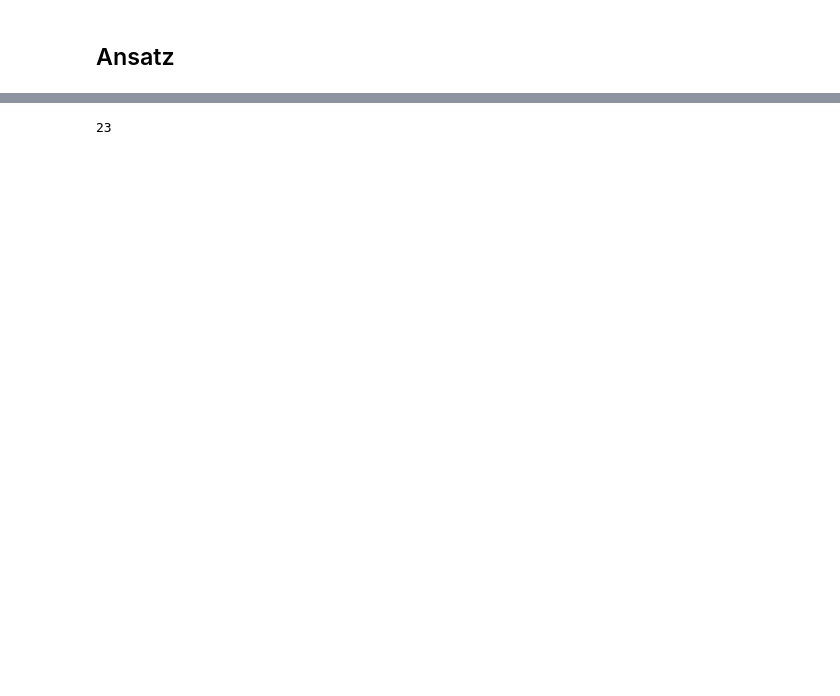
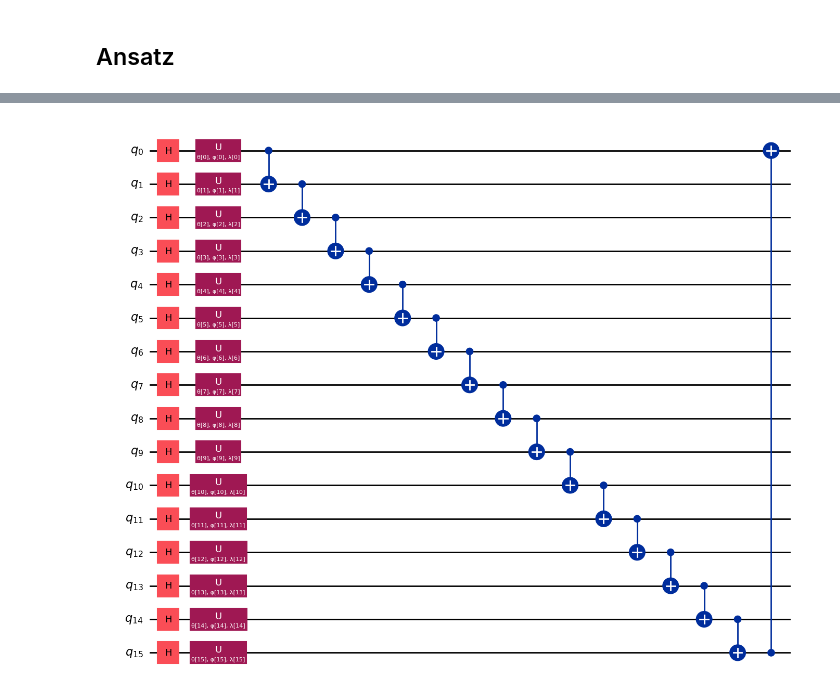
Before and after one commit to anandk3012/sdes-vqa, a Jupyter notebook: notebooks/visualization_testing.ipynb, the cells around one changed output, grey strips where cells are left out. Drawn from its saved outputs; the diff is of its cells as text; code cells hidden in the pictures; blank space fills up the shorter version.

```diff
--- a/notebooks/visualization_testing.ipynb
+++ b/notebooks/visualization_testing.ipynb
@@ -471,5 +560,5 @@ ansatz1.decompose().depth()
 # %%
-ansatz2, theta, phi, lambda_ = create_improved_ansatz(num_qubits=21, reps=1)
-ansatz2.decompose().depth()
+ansatz2, theta, phi, lambda_ = create_improved_ansatz(num_qubits=16, reps=1)
+ansatz2.draw('mpl')
 # %% [output]
-23
+[figure, added]
```
Also changed, not shown: parts of 19 cells of this notebook, 17 other files.
